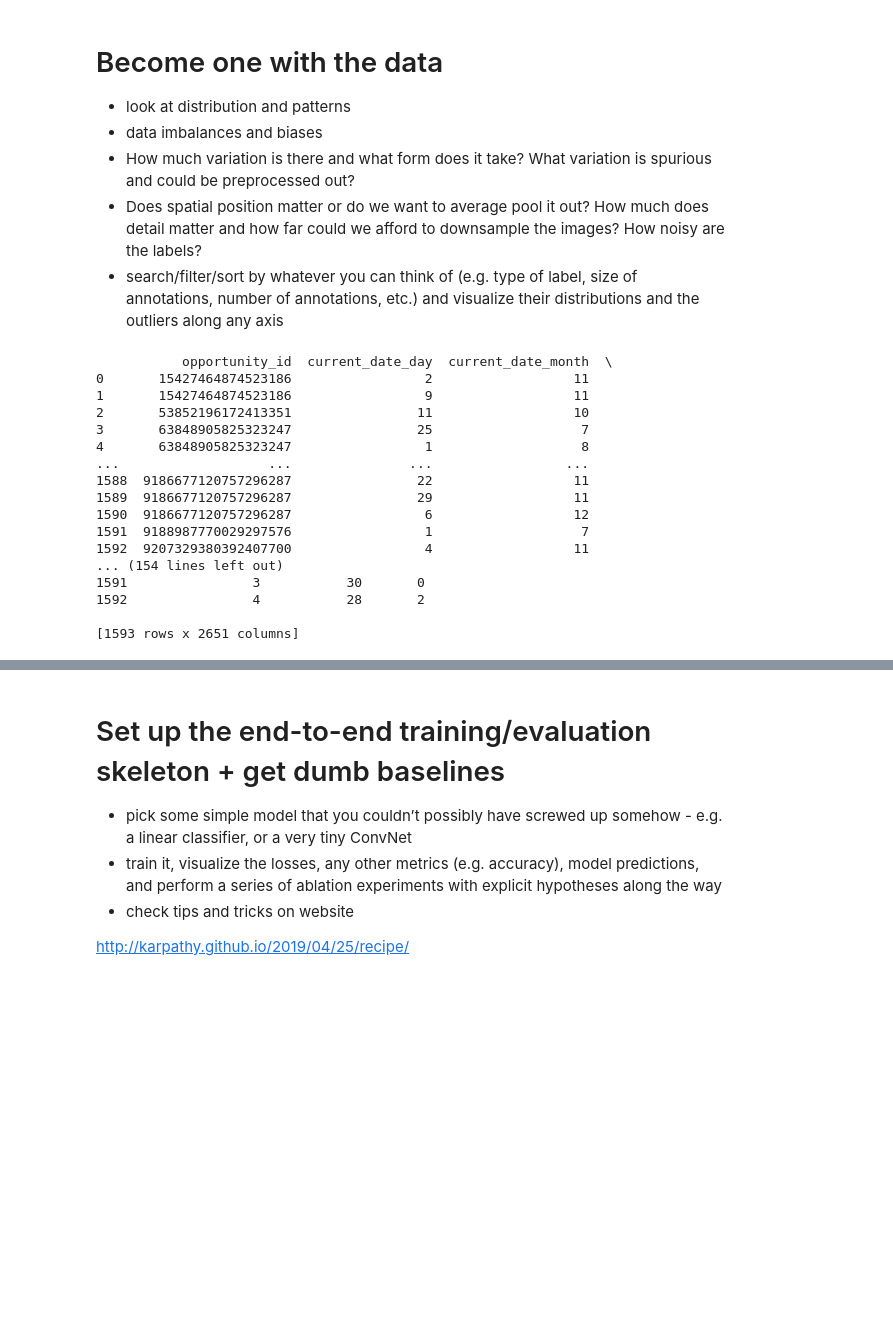
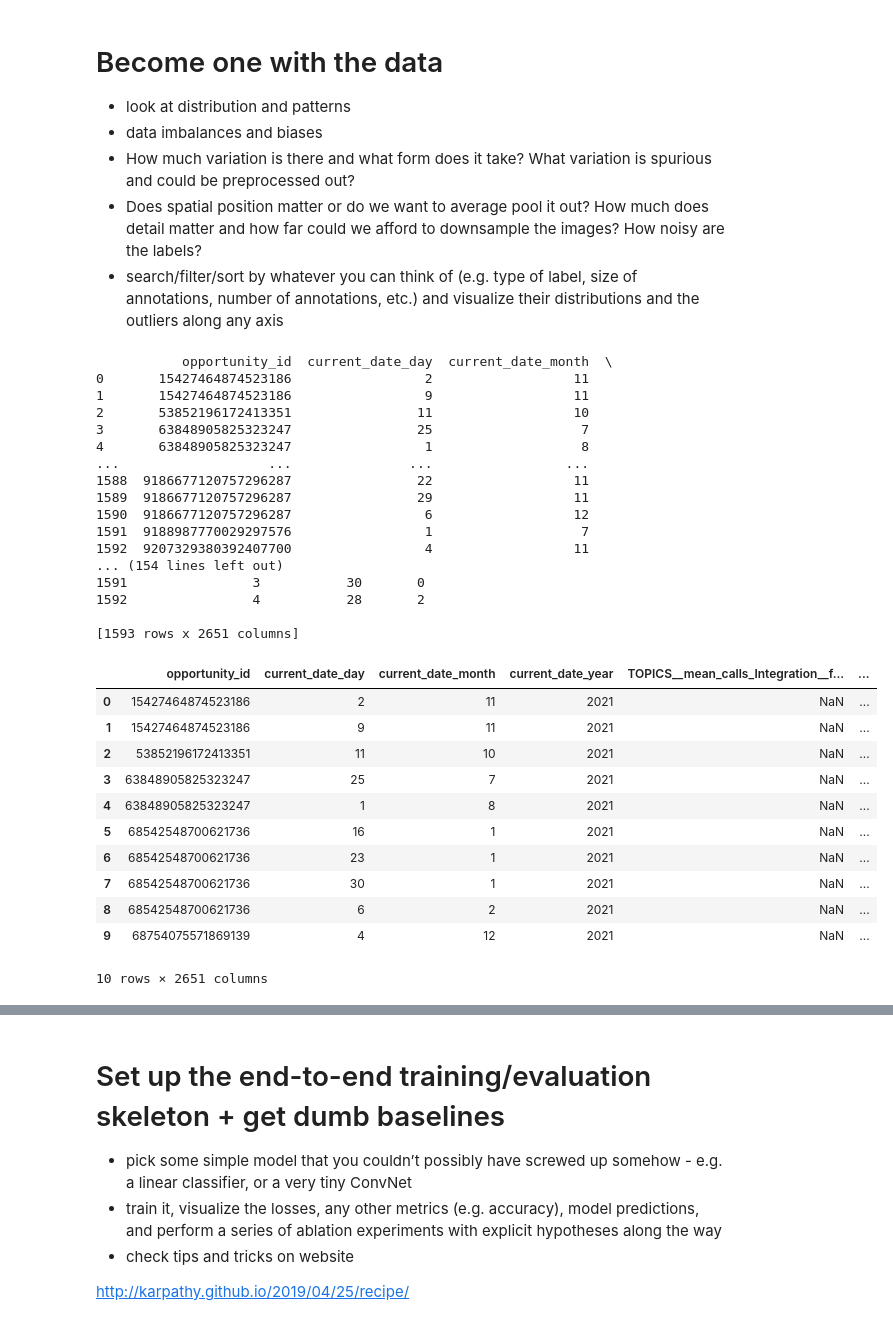
Before and after one commit to annemiekvdleest/Machine_Learning, a Jupyter notebook: ML_project1.ipynb, the cells around one changed output, grey strips where cells are left out. Cells and saved outputs as stored; diff of their text form; code cells hidden in the pictures; blank space fills up the shorter version.

```diff
--- a/ML_project1.ipynb
+++ b/ML_project1.ipynb
@@ -28,21 +30,34 @@ import pandas as pd
 # %%
 df = pd.read_csv('train_data.csv')
 print(df)
+df.head(10)
 # %% [output]
            opportunity_id  current_date_day  current_date_month  \
 0       15427464874523186                 2                  11
 1       15427464874523186                 9                  11
 2       53852196172413351                11                  10
 3       63848905825323247                25                   7
 4       63848905825323247                 1                   8
 ...                   ...               ...                 ...
 1588  9186677120757296287                22                  11
 1589  9186677120757296287                29                  11
 1590  9186677120757296287                 6                  12
 1591  9188987770029297576                 1                   7
 1592  9207329380392407700                 4                  11
 ... (154 lines left out)
 1591                3           30       0
 1592                4           28       2
 
 [1593 rows x 2651 columns]
+|  | opportunity_id | current_date_day | current_date_month | current_date_year | TOPICS__mean_calls_Integration__f... | ... |
+| 0 | 15427464874523186 | 2 | 11 | 2021 | NaN | ... |
+| 1 | 15427464874523186 | 9 | 11 | 2021 | NaN | ... |
+| 2 | 53852196172413351 | 11 | 10 | 2021 | NaN | ... |
+| 3 | 63848905825323247 | 25 | 7 | 2021 | NaN | ... |
+| 4 | 63848905825323247 | 1 | 8 | 2021 | NaN | ... |
+| 5 | 68542548700621736 | 16 | 1 | 2021 | NaN | ... |
+| 6 | 68542548700621736 | 23 | 1 | 2021 | NaN | ... |
+| 7 | 68542548700621736 | 30 | 1 | 2021 | NaN | ... |
+| 8 | 68542548700621736 | 6 | 2 | 2021 | NaN | ... |
+| 9 | 68754075571869139 | 4 | 12 | 2021 | NaN | ... |
+10 rows × 2651 columns
```
Also changed, not shown: parts of 4 cells of this notebook.
